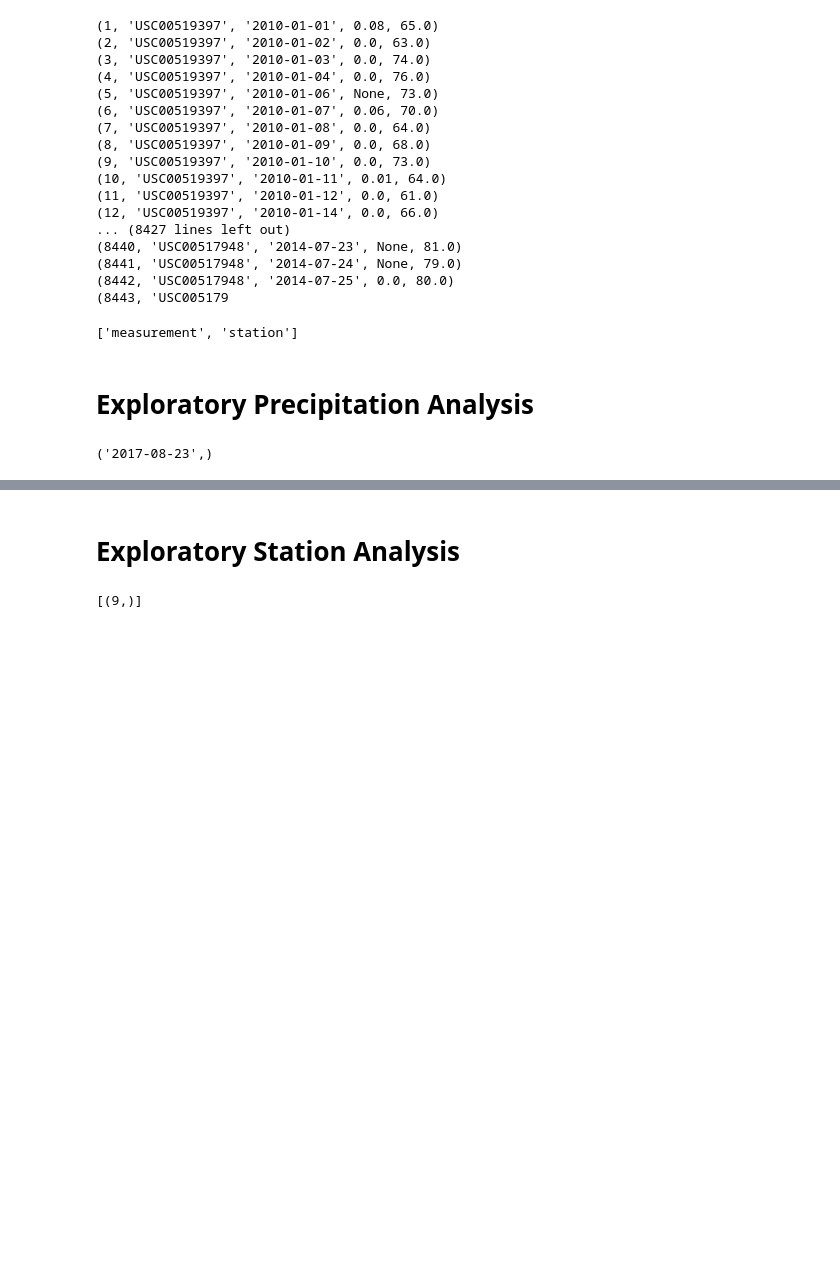
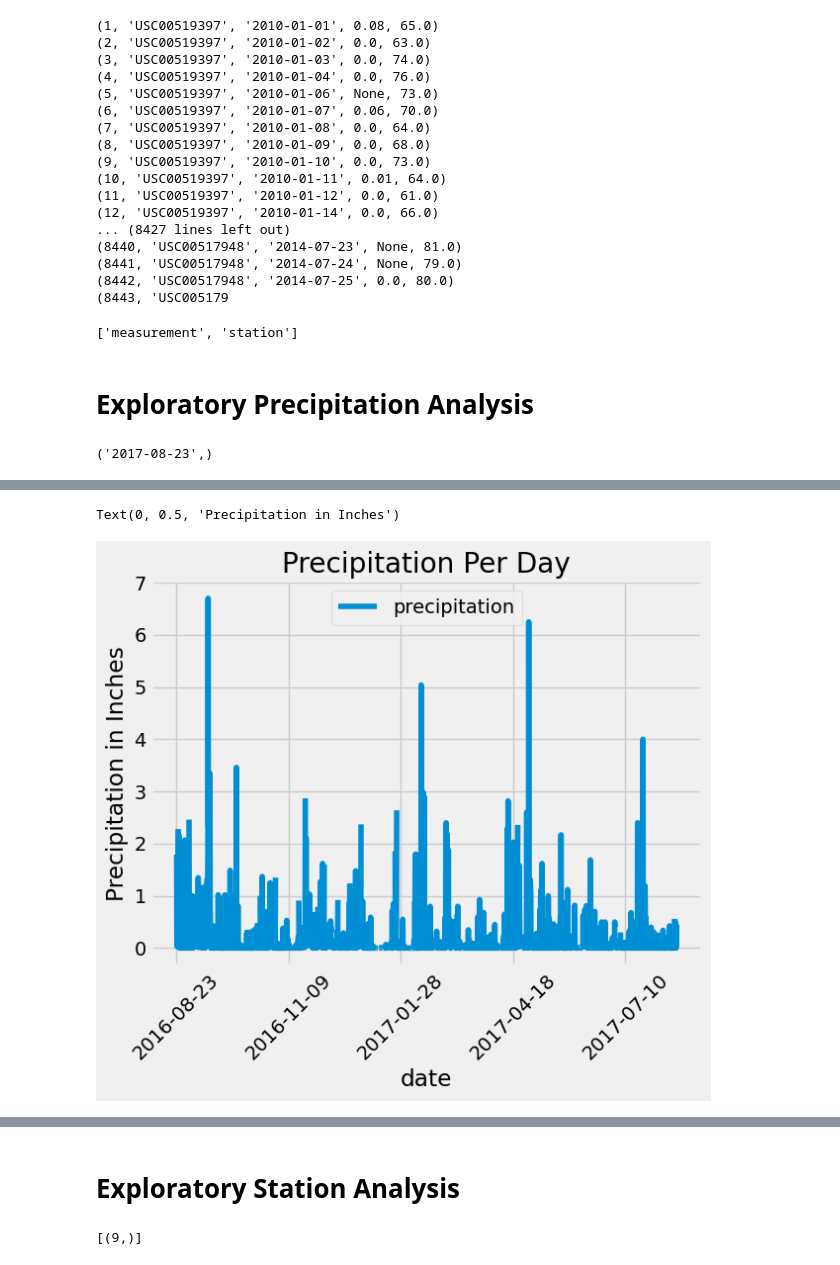
Before and after one commit to jules-krohn/sqlalchemy-challenge, a Jupyter notebook: SurfsUp/climate_starter.ipynb, the cells around one changed output, grey strips where cells are left out. Drawn from its saved outputs; the diff is of its cells as text; code cells hidden in the pictures; blank space fills up the shorter version.

```diff
--- a/SurfsUp/climate_starter.ipynb
+++ b/SurfsUp/climate_starter.ipynb
@@ -126,3 +143,12 @@ sort_date_df
+# %%
+# Use Pandas Plotting with Matplotlib to plot the data
+
+bar_plot = sort_date_df.plot(rot=45)
+bar_plot.set_title('Precipitation Per Day')
+bar_plot.set_ylabel('Precipitation in Inches')
+# %% [output]
+Text(0, 0.5, 'Precipitation in Inches')
+[figure, added]
 # %%
 # Use Pandas to calculate the summary statistics for the precipitation data
 sort_date_df.describe()
```
Also changed, not shown: parts of 5 cells of this notebook.
